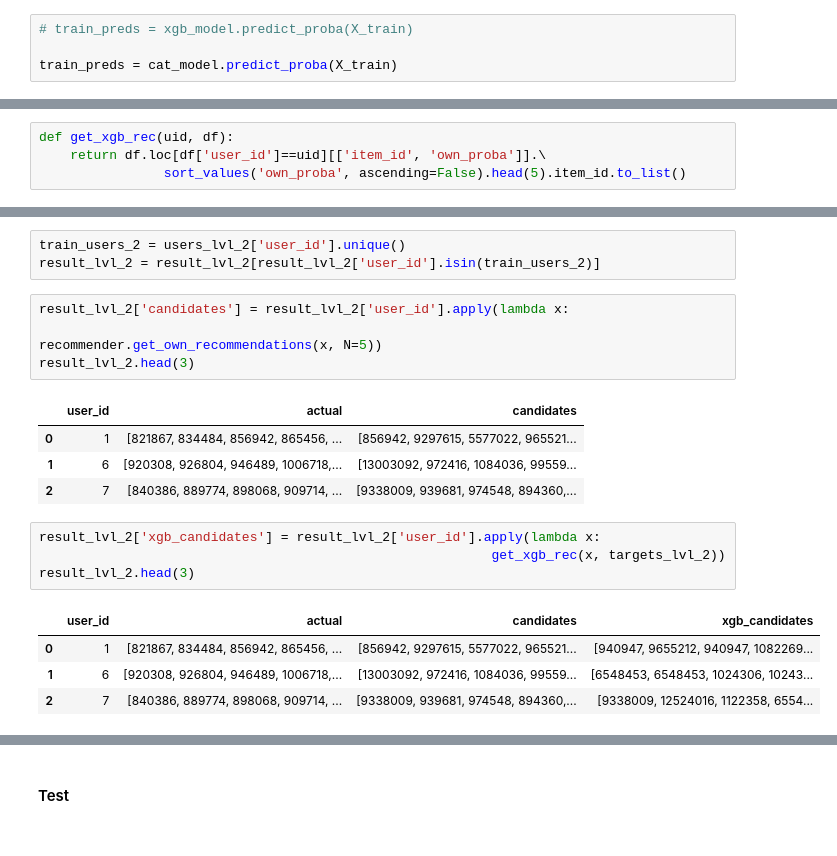
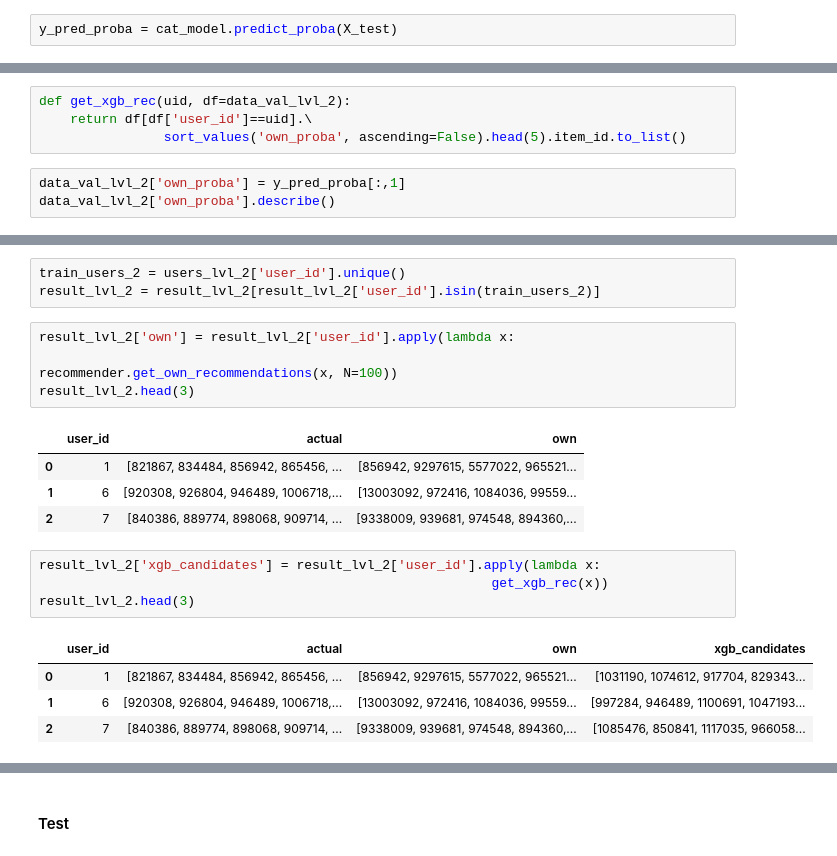
Before and after one commit to mechanic3000/GB_Recommender_systems, a Jupyter notebook: Project.ipynb, the cells around one changed output, grey strips where cells are left out. Cells and saved outputs as stored; diff of their text form.

```diff
--- a/Project.ipynb
+++ b/Project.ipynb
@@ -341,4 +358,2 @@ cat_model.fit(X_train, y_train)
 # %%
-# train_preds = xgb_model.predict_proba(X_train)
-
-train_preds = cat_model.predict_proba(X_train)
+y_pred_proba = cat_model.predict_proba(X_test)
@@ -378,6 +363,9 @@ train_users_lvl2
 # %% [output]
 array([2070, 2021, 1753, ...,  436, 1697, 1745])
 # %%
-def get_xgb_rec(uid, df):
-    return df.loc[df['user_id']==uid][['item_id', 'own_proba']].\
+def get_xgb_rec(uid, df=data_val_lvl_2):
+    return df[df['user_id']==uid].\
                 sort_values('own_proba', ascending=False).head(5).item_id.to_list()
+# %%
+data_val_lvl_2['own_proba'] = y_pred_proba[:,1]
+data_val_lvl_2['own_proba'].describe()
@@ -393,21 +391,21 @@ result_lvl_2.head(2)
 train_users_2 = users_lvl_2['user_id'].unique()
 result_lvl_2 = result_lvl_2[result_lvl_2['user_id'].isin(train_users_2)]
 # %%
-result_lvl_2['candidates'] = result_lvl_2['user_id'].apply(lambda x:
-                                                          recommender.get_own_recommendations(x, N=5))
+result_lvl_2['own'] = result_lvl_2['user_id'].apply(lambda x:
+                                                          recommender.get_own_recommendations(x, N=100))
 result_lvl_2.head(3)
 # %% [output]
-|  | user_id | actual | candidates |
+|  | user_id | actual | own |
 | 0 | 1 | [821867, 834484, 856942, 865456, ... | [856942, 9297615, 5577022, 965521... |
 | 1 | 6 | [920308, 926804, 946489, 1006718,... | [13003092, 972416, 1084036, 99559... |
 | 2 | 7 | [840386, 889774, 898068, 909714, ... | [9338009, 939681, 974548, 894360,... |
 # %%
 result_lvl_2['xgb_candidates'] = result_lvl_2['user_id'].apply(lambda x:
-                                                          get_xgb_rec(x, targets_lvl_2))
+                                                          get_xgb_rec(x))
 result_lvl_2.head(3)
 # %% [output]
-|  | user_id | actual | candidates | xgb_candidates |
-| 0 | 1 | [821867, 834484, 856942, 865456, ... | [856942, 9297615, 5577022, 965521... | [940947, 9655212, 940947, 1082269... |
-| 1 | 6 | [920308, 926804, 946489, 1006718,... | [13003092, 972416, 1084036, 99559... | [6548453, 6548453, 1024306, 10243... |
-| 2 | 7 | [840386, 889774, 898068, 909714, ... | [9338009, 939681, 974548, 894360,... | [9338009, 12524016, 1122358, 6554... |
+|  | user_id | actual | own | xgb_candidates |
+| 0 | 1 | [821867, 834484, 856942, 865456, ... | [856942, 9297615, 5577022, 965521... | [1031190, 1074612, 917704, 829343... |
+| 1 | 6 | [920308, 926804, 946489, 1006718,... | [13003092, 972416, 1084036, 99559... | [997284, 946489, 1100691, 1047193... |
+| 2 | 7 | [840386, 889774, 898068, 909714, ... | [9338009, 939681, 974548, 894360,... | [1085476, 850841, 1117035, 966058... |
 # %%
```
Also changed, not shown: parts of 35 cells of this notebook, 4 other files.
